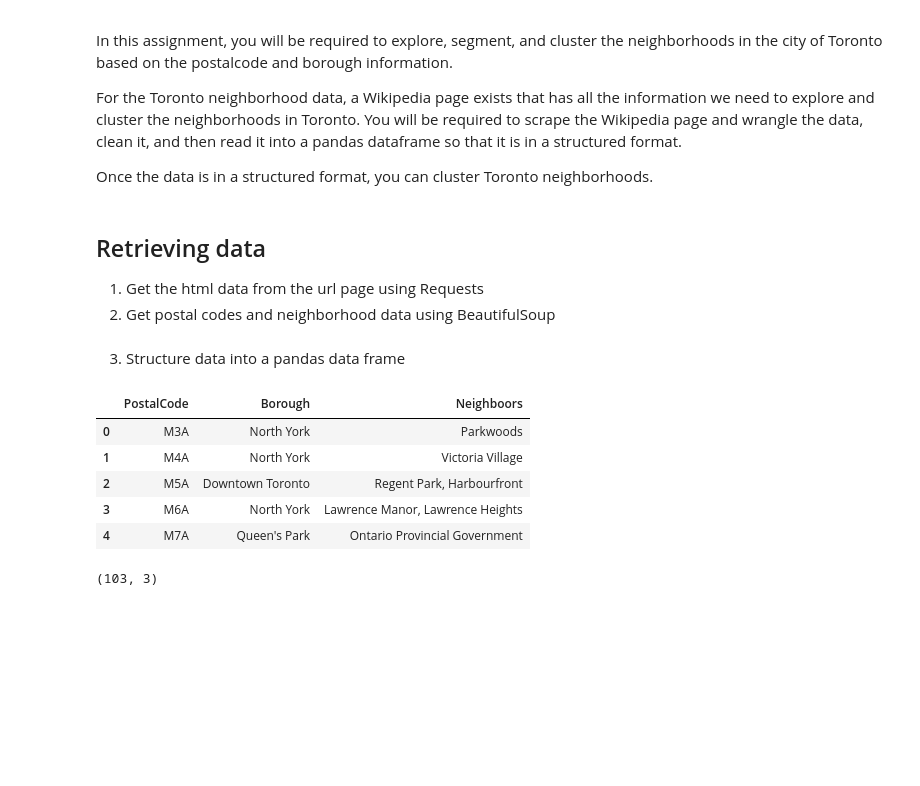
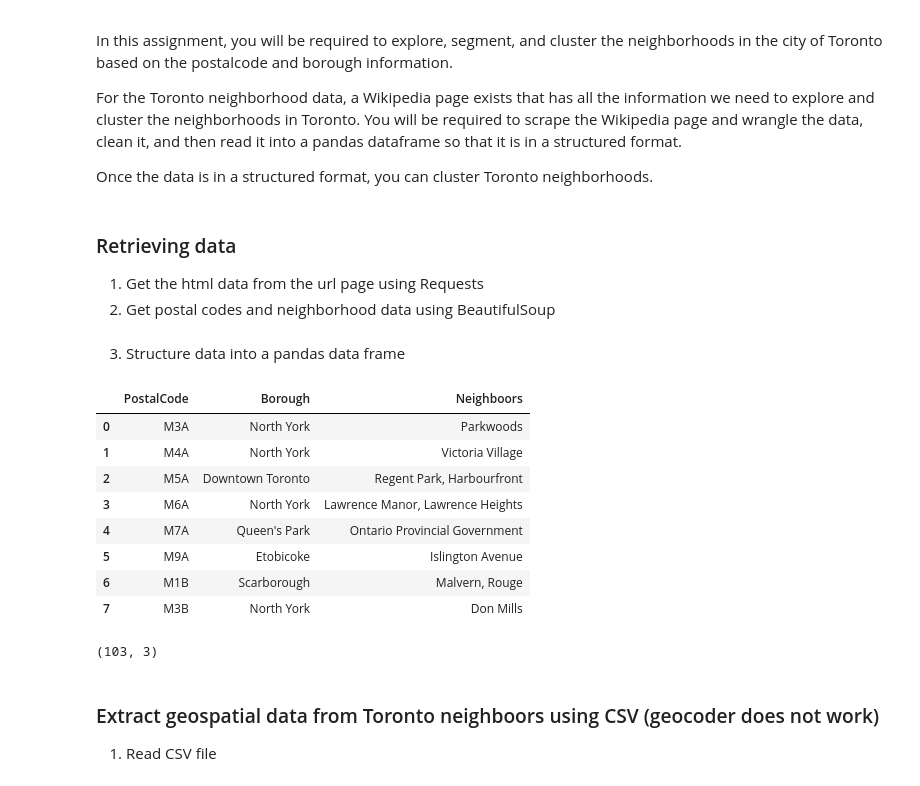
Before and after one commit to FTRobles/Coursera_Capstone, a Jupyter notebook: TorontoNeighborhoods.ipynb, the cells around one changed output. Saved outputs shown, nothing was run; the diff lists cells and outputs as text; code cells hidden in the pictures; blank space fills up the shorter version.

```diff
--- a/TorontoNeighborhoods.ipynb
+++ b/TorontoNeighborhoods.ipynb
@@ -11,7 +11,7 @@ import pandas as pd
 import requests
 from bs4 import BeautifulSoup
 # %% [markdown]
-## Retrieving data
+### Retrieving data
 
 1. Get the html data from the url page using Requests
 2. Get postal codes and neighborhood data using BeautifulSoup
@@ -26,26 +27,33 @@ postal_codes = table.find_all('p')
 # %%
 postal_codes_data = []
 
 for i, postal_code in enumerate(postal_codes):
 
     if postal_code.span.text == 'Not assigned':
         pass
     else:
         dic = {}
         dic['PostalCode'] = postal_code.find('b').text.strip(' ')
         text = postal_code.span.text.split(sep='(')
         dic['Borough'] = text[0].strip(' ')
         dic['Neighboors'] = text[1].split(sep=')')[0].replace(' /',',').strip(' ')
 
         postal_codes_data.append(dic)
 
-df = pd.DataFrame(data=postal_codes_data)
-df.head()
+toronto_neighboors = pd.DataFrame(data=postal_codes_data)
+toronto_neighboors['Borough']=toronto_neighboors['Borough'].replace({'Downtown TorontoStn A PO Boxes25 The Esplanade':'Downtown Toronto Stn A',
+                                             'East TorontoBusiness reply mail Processing Centre969 Eastern':'East Toronto Business',
+                                             'EtobicokeNorthwest':'Etobicoke Northwest','East YorkEast Toronto':'East York/East Toronto',
+                                             'MississaugaCanada Post Gateway Processing Centre':'Mississauga'})
+toronto_neighboors.head(8)
 # %% [output]
 |  | PostalCode | Borough | Neighboors |
 | 0 | M3A | North York | Parkwoods |
 | 1 | M4A | North York | Victoria Village |
 | 2 | M5A | Downtown Toronto | Regent Park, Harbourfront |
 | 3 | M6A | North York | Lawrence Manor, Lawrence Heights |
 | 4 | M7A | Queen's Park | Ontario Provincial Government |
+| 5 | M9A | Etobicoke | Islington Avenue |
+| 6 | M1B | Scarborough | Malvern, Rouge |
+| 7 | M3B | North York | Don Mills |
 # %%
@@ -53,2 +61,6 @@ df.shape
 # %% [output]
 (103, 3)
+# %% [markdown]
+### Extract geospatial data from Toronto neighboors using CSV (geocoder does not work)
+
+1. Read CSV file
```
Also changed, not shown: parts of 33 cells of this notebook, 2 other files.
